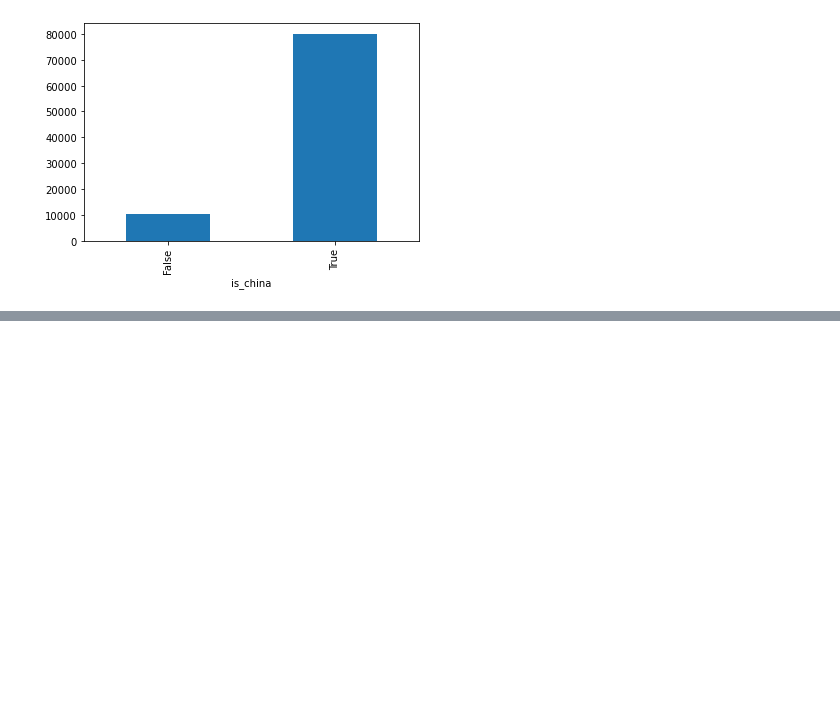
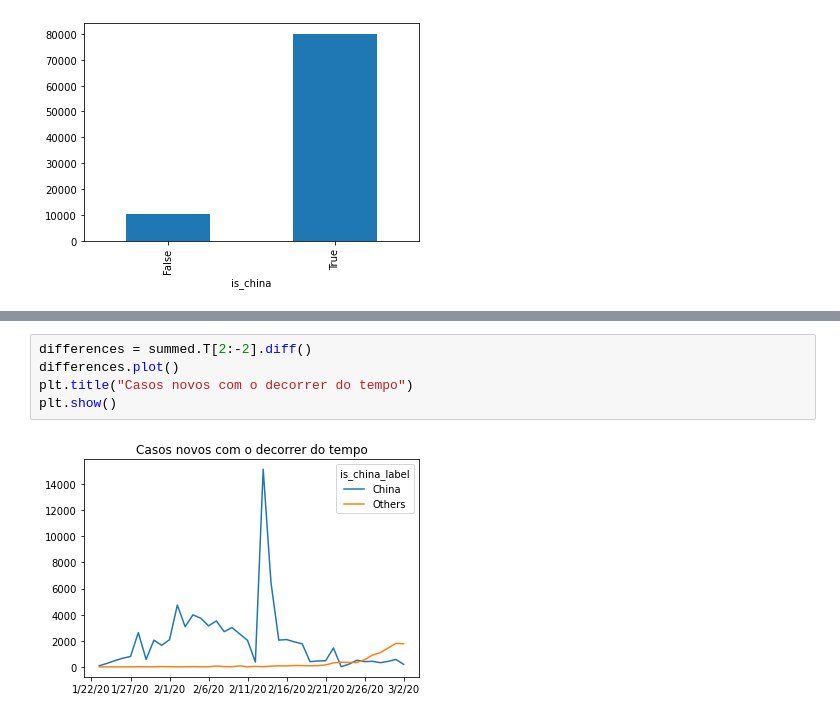
Before and after one commit to yorinori/Alura, a Jupyter notebook: Data_Science-visualizacao_de_dados_para_saude_e_medicina/Data_Science_e_Saude.ipynb, the cells around one changed output, grey strips where cells are left out. Drawn from its saved outputs; the diff is of its cells as text; blank space fills up the shorter version.

```diff
--- a/Data_Science-visualizacao_de_dados_para_saude_e_medicina/Data_Science_e_Saude.ipynb
+++ b/Data_Science-visualizacao_de_dados_para_saude_e_medicina/Data_Science_e_Saude.ipynb
@@ -892,0 +946,7 @@ No dia 02/03/2020 a Chiona tinha 8 vezes o número de casos que o restante do mu
+# %%
+differences = summed.T[2:-2].diff()
+differences.plot()
+plt.title("Casos novos com o decorrer do tempo")
+plt.show()
+# %% [output]
+[figure, added]
```
Also changed, not shown: parts of 13 cells of this notebook.
